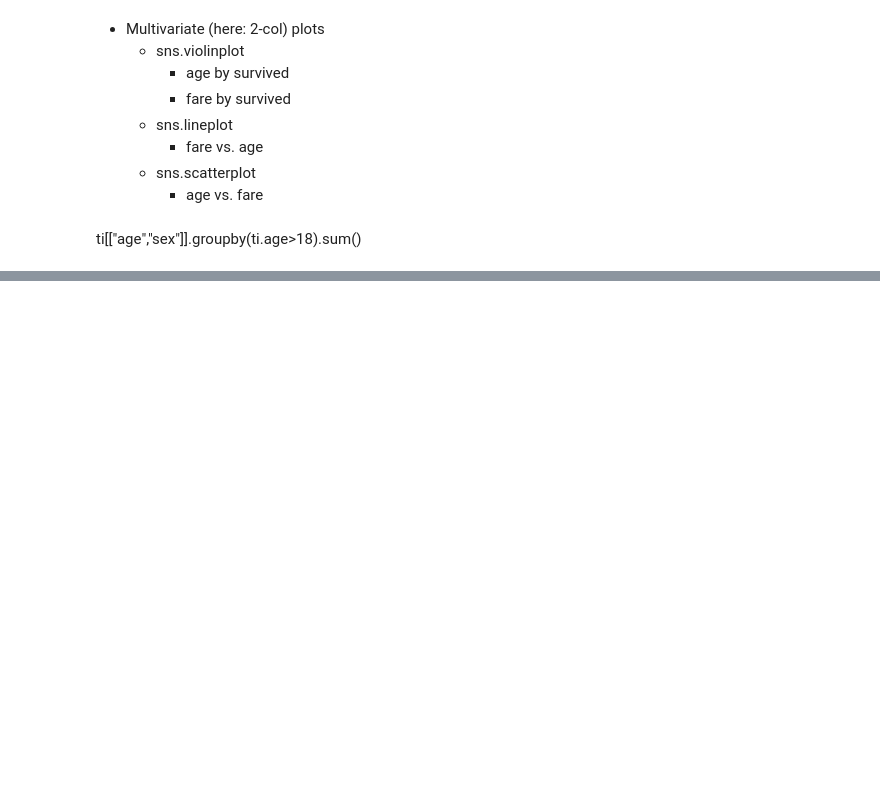
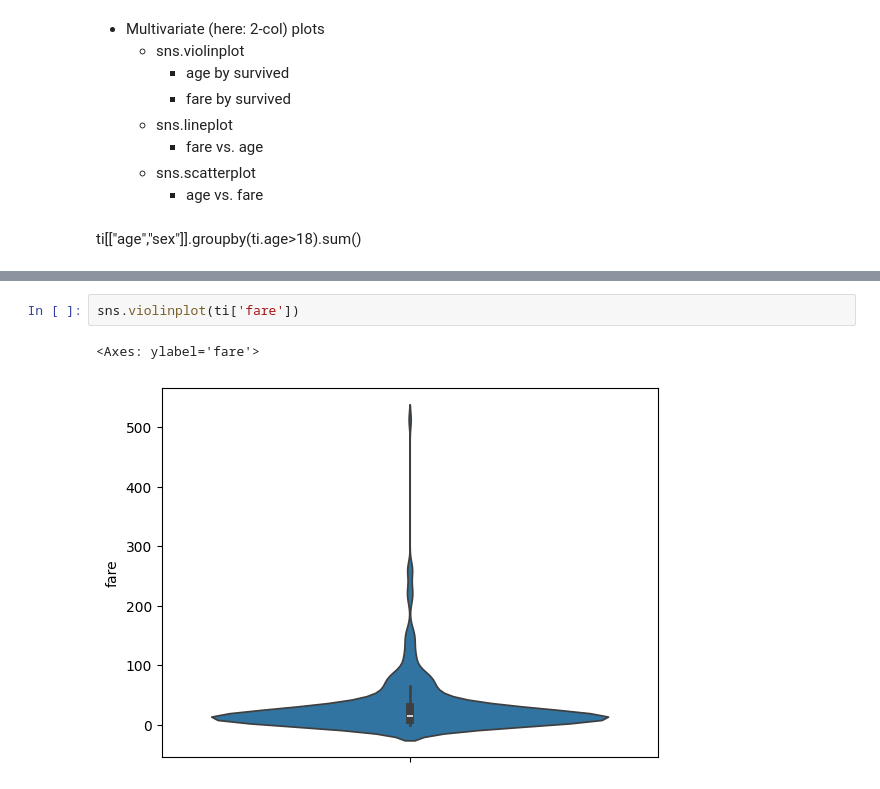
Before and after one commit to PraveenParashar/PPAI, a Jupyter notebook: Sep24_002_EDA_Visuals.ipynb, the cells around one changed output, grey strips where cells are left out. Drawn from its saved outputs; the diff is of its cells as text; blank space fills up the shorter version.

```diff
--- a/Sep24_002_EDA_Visuals.ipynb
+++ b/Sep24_002_EDA_Visuals.ipynb
@@ -278,0 +293,5 @@ ti[["age","sex"]].groupby(ti.age>18).sum()
+# %%
+sns.violinplot(ti['fare'])
+# %% [output]
+<Axes: ylabel='fare'>
+[figure, added]
```
Also changed, not shown: parts of 7 cells of this notebook.
